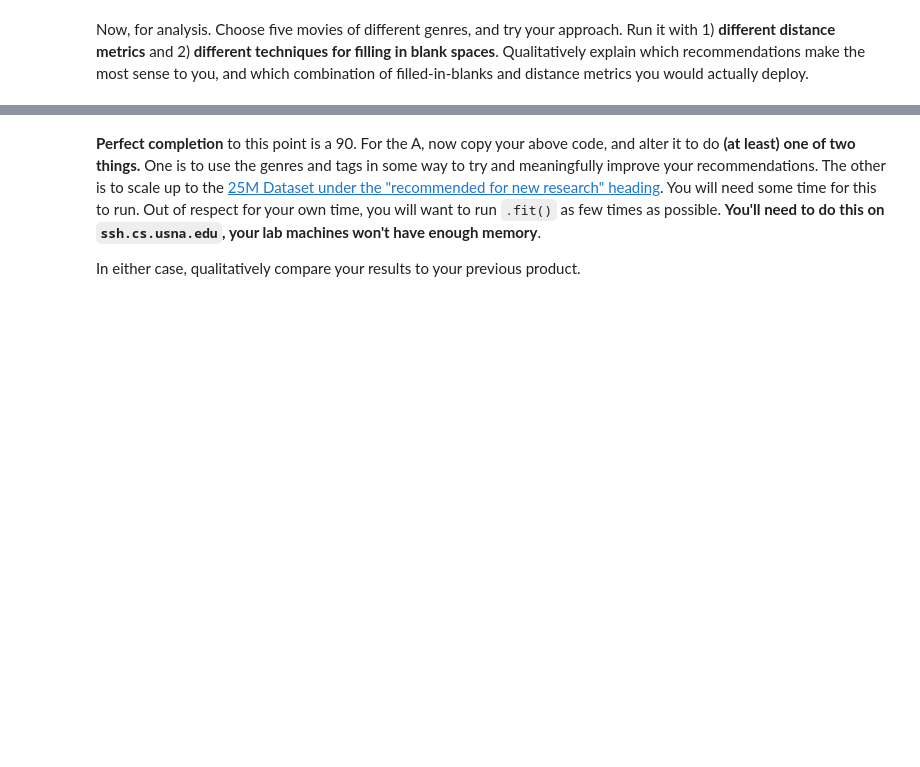
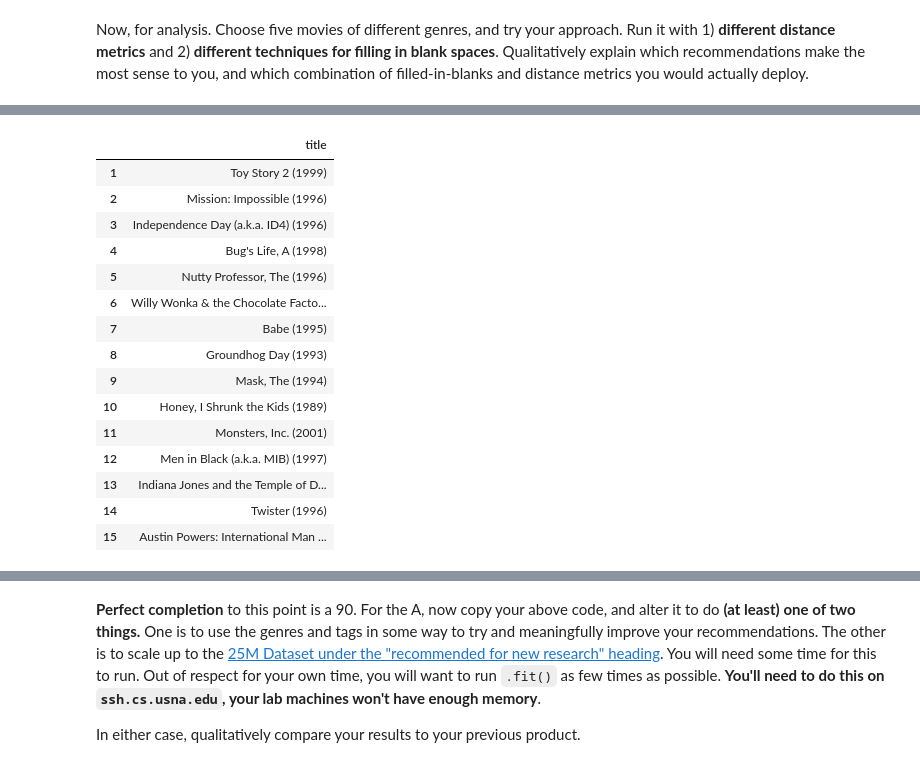
Before and after one commit to dababy9/general, a Jupyter notebook: usna/si470/knnRecommend.ipynb, the cells around one changed output, grey strips where cells are left out. Cells and saved outputs as stored; diff of their text form; code cells hidden in the pictures; blank space fills up the shorter version.

```diff
--- a/usna/si470/knnRecommend.ipynb
+++ b/usna/si470/knnRecommend.ipynb
@@ -93,0 +89,20 @@ findNN(44, buildNN('euclidean'))
+# %%
+# Toy Story
+findNN(1, buildNN('euclidean'))
+# %% [output]
+|  | title |
+| 1 | Toy Story 2 (1999) |
+| 2 | Mission: Impossible (1996) |
+| 3 | Independence Day (a.k.a. ID4) (1996) |
+| 4 | Bug's Life, A (1998) |
+| 5 | Nutty Professor, The (1996) |
+| 6 | Willy Wonka & the Chocolate Facto... |
+| 7 | Babe (1995) |
+| 8 | Groundhog Day (1993) |
+| 9 | Mask, The (1994) |
+| 10 | Honey, I Shrunk the Kids (1989) |
+| 11 | Monsters, Inc. (2001) |
+| 12 | Men in Black (a.k.a. MIB) (1997) |
+| 13 | Indiana Jones and the Temple of D... |
+| 14 | Twister (1996) |
+| 15 | Austin Powers: International Man ... |
```
Also changed, not shown: parts of 27 cells of this notebook, 2 other files.
